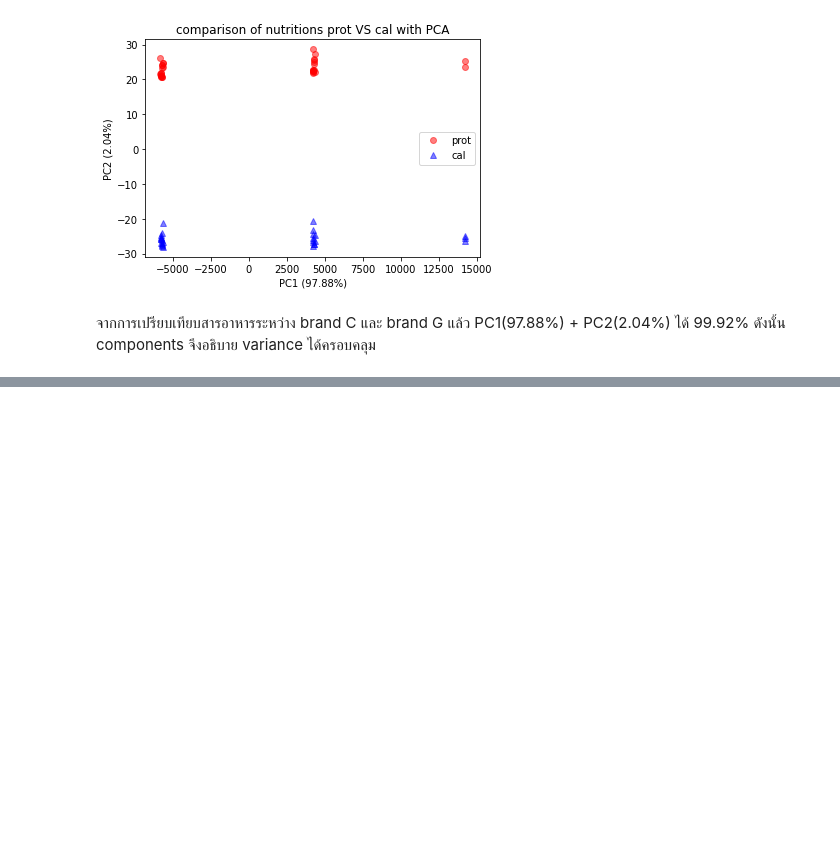
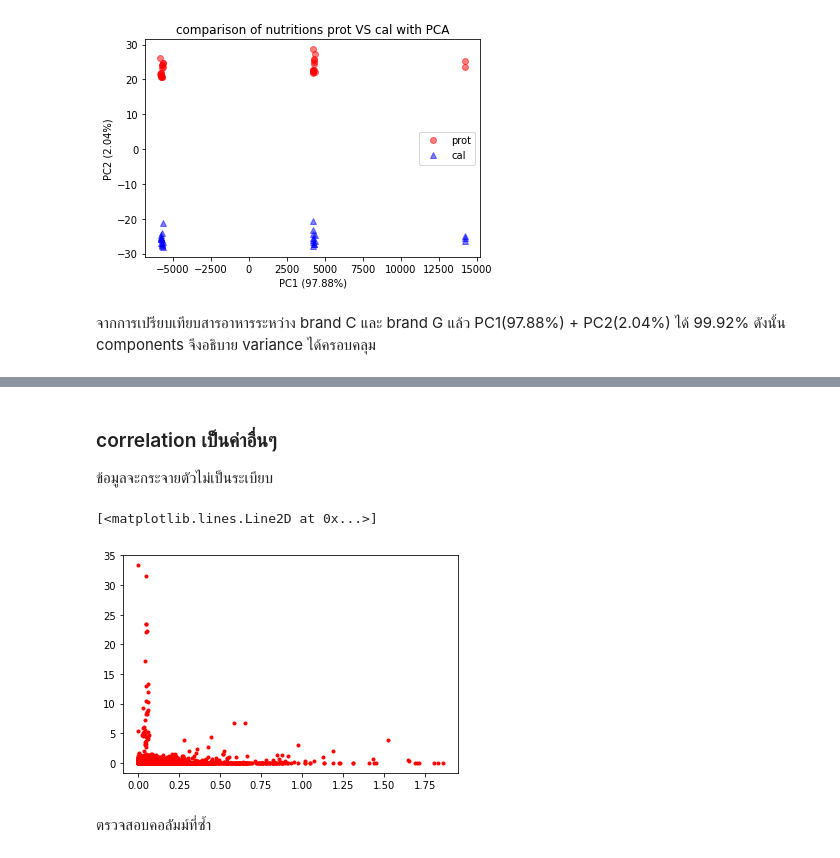
Before and after one commit to naruemonssp/multivariate, a Jupyter notebook: Exam01.ipynb, the cells around one changed output, grey strips where cells are left out. Saved outputs shown, nothing was run; the diff lists cells and outputs as text; code cells hidden in the pictures; blank space fills up the shorter version.

```diff
--- a/Exam01.ipynb
+++ b/Exam01.ipynb
@@ -301,0 +396,10 @@ plt.ylabel('PC2 (2.04%)');  ### ชื่อแกน y
+# %% [markdown]
+### correlation เป็นค่าอื่นๆ
+ข้อมูลจะกระจายตัวไม่เป็นระเบียบ
+# %%
+plt.plot(newdata.iloc[:,34],newdata.iloc[:,23],'r.')
+# %% [output]
+[<matplotlib.lines.Line2D at 0x...>]
+[figure, added]
+# %% [markdown]
+ตรวจสอบคอลัมม์ที่ซ้ำ
```
Also changed, not shown: parts of 56 cells of this notebook.
